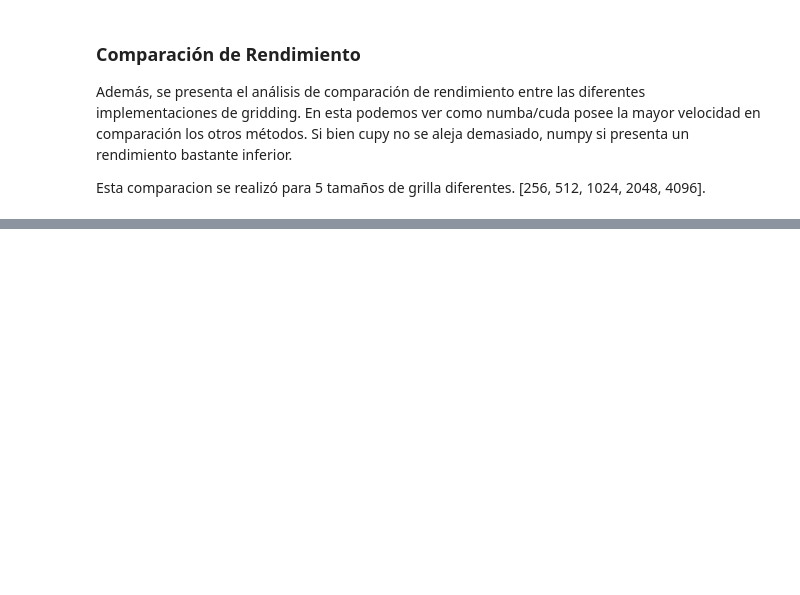
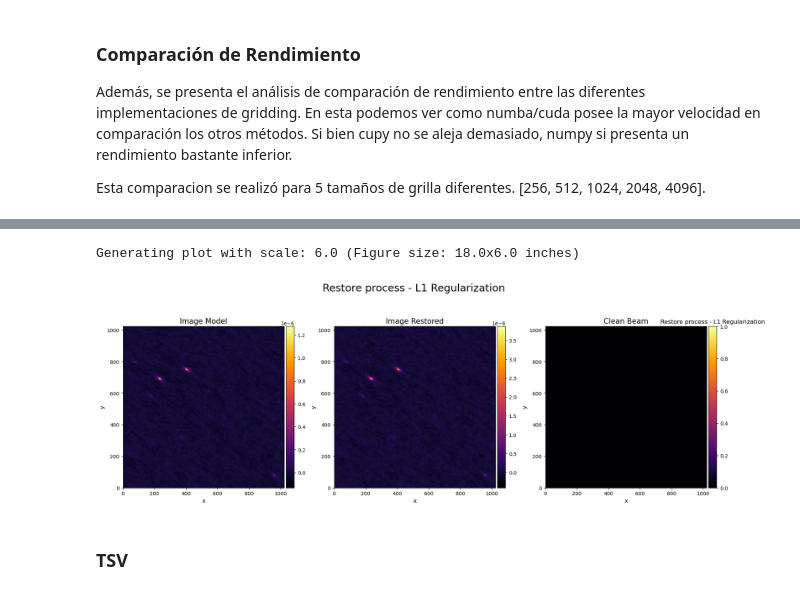
Before and after one commit to Mieres7/RadioInterferometry, a Jupyter notebook: lab2/laboratory2.ipynb, the cells around one changed output, grey strips where cells are left out. Cells and saved outputs as stored; diff of their text form; code cells hidden in the pictures; blank space fills up the shorter version.

```diff
--- a/lab2/laboratory2.ipynb
+++ b/lab2/laboratory2.ipynb
@@ -160,0 +174,10 @@ Backend a utilizar: numba
+# %%
+# todas las imagenes serán reconstruidas a partir de una imagen en 0 de dimensión (N,N)
+Img_init = cp.zeros((N,N))
+
+# Lambda regularization
+dirty_image = get_dirty_image(VG_numba)
+dirty_image.__class__
+lambda_reg = 0.5 * cp.max(cp.abs(dirty_image))
+
+print('lambda:',lambda_reg)
@@ -243,0 +218,13 @@ plt.show()
+# %%
+plot_l1 = [
+    {'image':I_model_l1.real, 'title':'Image Model', 'xlabel':'x', 'ylabel':'y', 'cmap': 'inferno'},
+    {'image':I_restored_l1.real, 'title':'Image Restored', 'xlabel':'x', 'ylabel':'y', 'cmap': 'inferno'},
+    {'image':beam_l1, 'title':'Clean Beam', 'xlabel':'x', 'ylabel':'y', 'cmap': 'inferno'},
+]
+
+plot(fig_title='Restore process - L1 Regularization', data=plot_l1, grid_config=(1,3))
+# %% [output]
+Generating plot with scale: 6.0 (Figure size: 18.0x6.0 inches)
+[figure, added]
+# %% [markdown]
+### TSV
```
Also changed, not shown: parts of 26 cells of this notebook, 4 other files.
